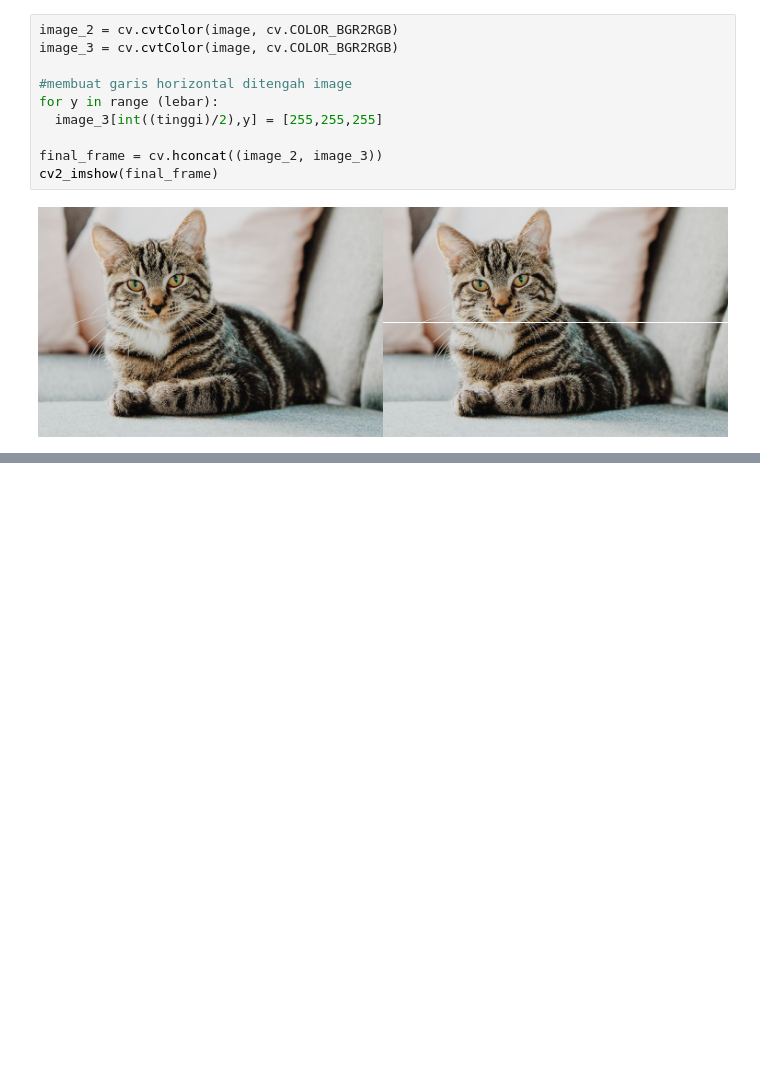
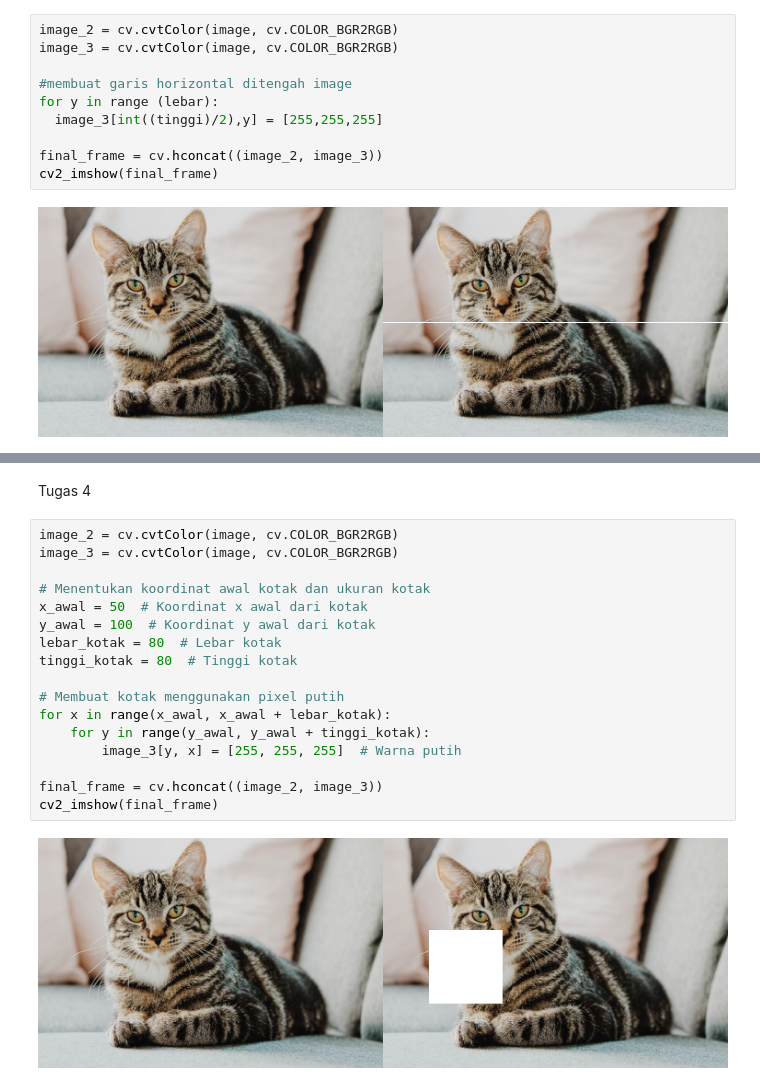
Before and after one commit to satriaabraarr/PCVK_Ganjil_2024, a Jupyter notebook: Modul1.ipynb, the cells around one changed output, grey strips where cells are left out. Saved outputs shown, nothing was run; the diff lists cells and outputs as text; blank space fills up the shorter version.

```diff
--- a/Modul1.ipynb
+++ b/Modul1.ipynb
@@ -67,0 +121,21 @@ cv2_imshow(final_frame)
+# %% [markdown]
+Tugas 4
+# %%
+image_2 = cv.cvtColor(image, cv.COLOR_BGR2RGB)
+image_3 = cv.cvtColor(image, cv.COLOR_BGR2RGB)
+
+# Menentukan koordinat awal kotak dan ukuran kotak
+x_awal = 50  # Koordinat x awal dari kotak
+y_awal = 100  # Koordinat y awal dari kotak
+lebar_kotak = 80  # Lebar kotak
+tinggi_kotak = 80  # Tinggi kotak
+
+# Membuat kotak menggunakan pixel putih
+for x in range(x_awal, x_awal + lebar_kotak):
+    for y in range(y_awal, y_awal + tinggi_kotak):
+        image_3[y, x] = [255, 255, 255]  # Warna putih
+
+final_frame = cv.hconcat((image_2, image_3))
+cv2_imshow(final_frame)
+# %% [output]
+[figure, added]
```
Also changed, not shown: parts of 6 cells of this notebook.
